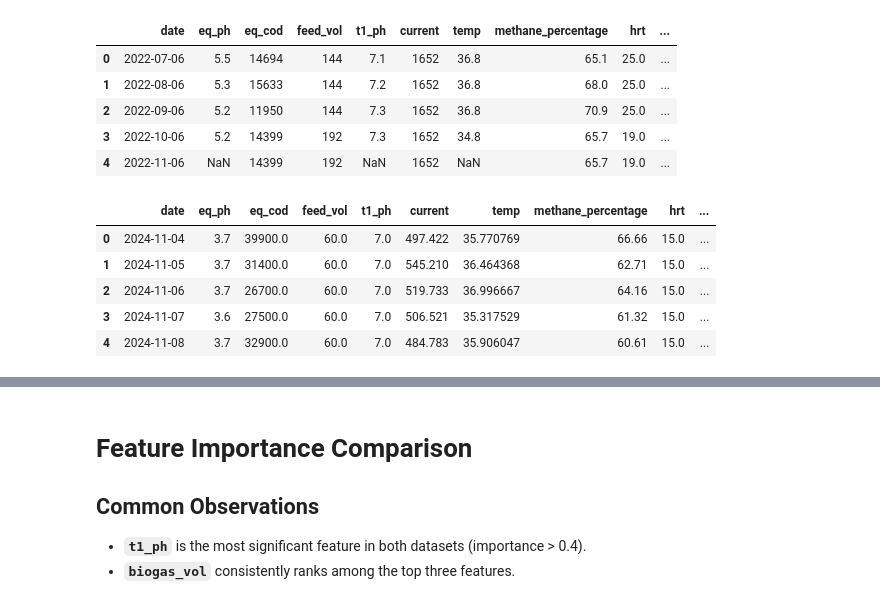
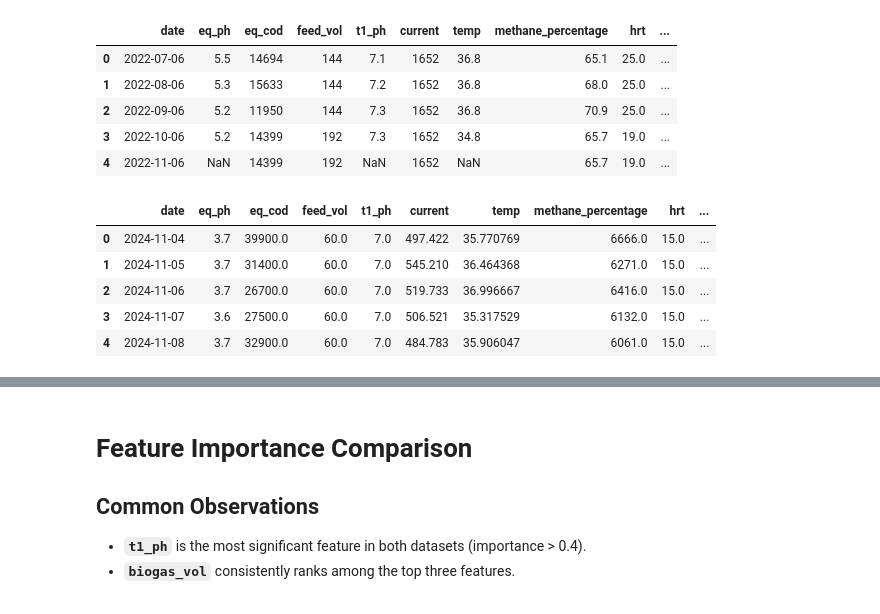
Before and after one commit to harverutland/direct_model_transferlearning_COOK, a Jupyter notebook: Direct_transfer_learning2_classification_randomforest1_eqCOD_ensemble/transfer_learning_ml_pipeline1.ipynb, the cells around one changed output, grey strips where cells are left out. Saved outputs shown, nothing was run; the diff lists cells and outputs as text; code cells hidden in the pictures.

```diff
--- a/Direct_transfer_learning2_classification_randomforest1_eqCOD_ensemble/transfer_learning_ml_pipeline1.ipynb
+++ b/Direct_transfer_learning2_classification_randomforest1_eqCOD_ensemble/transfer_learning_ml_pipeline1.ipynb
@@ -85,44 +85,40 @@ cook_df = cook_df.drop_duplicates()
 cook_df.reset_index(inplace=True)
 
 
-
-
-
-cook_df.drop(columns=["Unnamed: 0"], inplace=True)
 cook_df["methane_percentage"] *= 100
 
 # Ensure consistent column order, keeping "date" first
 column_order = ["date"] + [col for col in saniWASE_df.columns if col != "date"]
 saniWASE_df = saniWASE_df[column_order]
 cook_df = cook_df[column_order]
 
 
 
 
 #Only keep live data inputs
 
 saniWASE_df.drop(columns=["h2s_ppm", "t1_cod", "t1_olr", "fostac"], inplace=True)
 cook_df.drop(columns=["h2s_ppm", "t1_cod", "t1_olr", "fostac"], inplace=True)
 
 
 display(saniWASE_df.head())
 display(cook_df.head())
 
 
 saniWASE_df_interpolated = saniWASE_df.interpolate(method = 'ffill')
 cook_df_interpolated = cook_df.interpolate(method = 'ffill')
 
 cook_df_interpolated = cook_df_interpolated.dropna()
 # %% [output]
 |  | date | eq_ph | eq_cod | feed_vol | t1_ph | current | temp | methane_percentage | hrt | ... |
 | 0 | 2022-07-06 | 5.5 | 14694 | 144 | 7.1 | 1652 | 36.8 | 65.1 | 25.0 | ... |
 | 1 | 2022-08-06 | 5.3 | 15633 | 144 | 7.2 | 1652 | 36.8 | 68.0 | 25.0 | ... |
 | 2 | 2022-09-06 | 5.2 | 11950 | 144 | 7.3 | 1652 | 36.8 | 70.9 | 25.0 | ... |
 | 3 | 2022-10-06 | 5.2 | 14399 | 192 | 7.3 | 1652 | 34.8 | 65.7 | 19.0 | ... |
 | 4 | 2022-11-06 | NaN | 14399 | 192 | NaN | 1652 | NaN | 65.7 | 19.0 | ... |
 |  | date | eq_ph | eq_cod | feed_vol | t1_ph | current | temp | methane_percentage | hrt | ... |
-| 0 | 2024-11-04 | 3.7 | 39900.0 | 60.0 | 7.0 | 497.422 | 35.770769 | 66.66 | 15.0 | ... |
-| 1 | 2024-11-05 | 3.7 | 31400.0 | 60.0 | 7.0 | 545.210 | 36.464368 | 62.71 | 15.0 | ... |
-| 2 | 2024-11-06 | 3.7 | 26700.0 | 60.0 | 7.0 | 519.733 | 36.996667 | 64.16 | 15.0 | ... |
-| 3 | 2024-11-07 | 3.6 | 27500.0 | 60.0 | 7.0 | 506.521 | 35.317529 | 61.32 | 15.0 | ... |
-| 4 | 2024-11-08 | 3.7 | 32900.0 | 60.0 | 7.0 | 484.783 | 35.906047 | 60.61 | 15.0 | ... |
+| 0 | 2024-11-04 | 3.7 | 39900.0 | 60.0 | 7.0 | 497.422 | 35.770769 | 6666.0 | 15.0 | ... |
+| 1 | 2024-11-05 | 3.7 | 31400.0 | 60.0 | 7.0 | 545.210 | 36.464368 | 6271.0 | 15.0 | ... |
+| 2 | 2024-11-06 | 3.7 | 26700.0 | 60.0 | 7.0 | 519.733 | 36.996667 | 6416.0 | 15.0 | ... |
+| 3 | 2024-11-07 | 3.6 | 27500.0 | 60.0 | 7.0 | 506.521 | 35.317529 | 6132.0 | 15.0 | ... |
+| 4 | 2024-11-08 | 3.7 | 32900.0 | 60.0 | 7.0 | 484.783 | 35.906047 | 6061.0 | 15.0 | ... |
```
Also changed, not shown: parts of 7 cells of this notebook, 1 other file.
